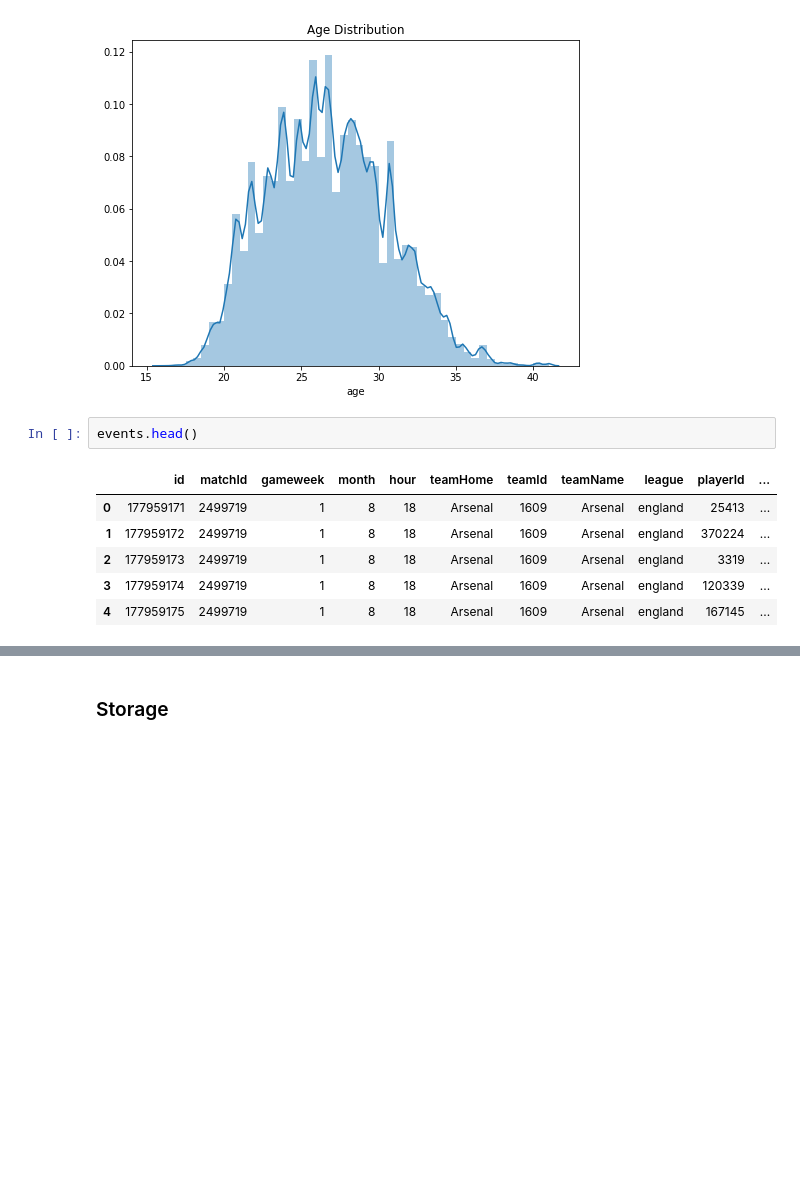
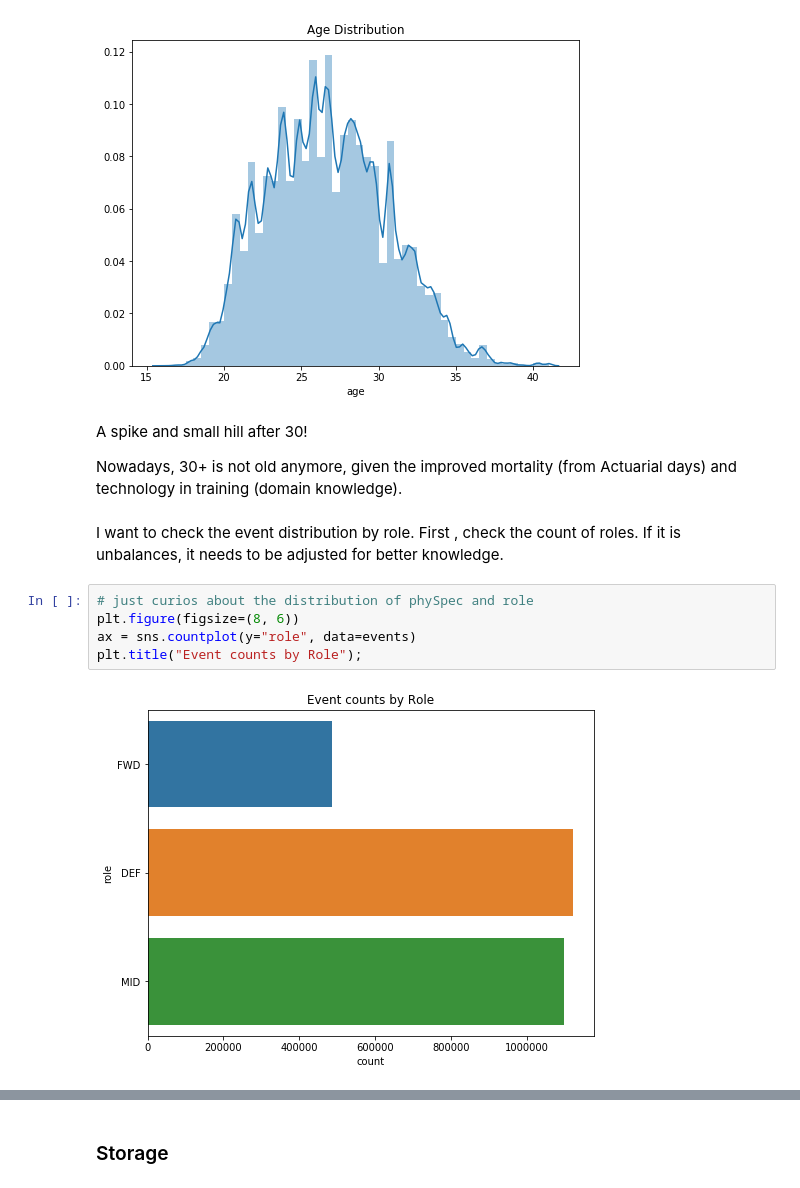
Before and after one commit to atahankocak/AI-in-Soccer, a Jupyter notebook: notebook/02-eda_fe.ipynb, the cells around one changed output, grey strips where cells are left out. Drawn from its saved outputs; the diff is of its cells as text; blank space fills up the shorter version.

```diff
--- a/notebook/02-eda_fe.ipynb
+++ b/notebook/02-eda_fe.ipynb
@@ -668,12 +687,16 @@ ax = sns.distplot(events["age"])
 plt.title("Age Distribution");
 # %% [output]
 [figure]
-# %%
-events.head()
-# %% [output]
-|  | id | matchId | gameweek | month | hour | teamHome | teamId | teamName | league | playerId | ... |
-| 0 | 177959171 | 2499719 | 1 | 8 | 18 | Arsenal | 1609 | Arsenal | england | 25413 | ... |
-| 1 | 177959172 | 2499719 | 1 | 8 | 18 | Arsenal | 1609 | Arsenal | england | 370224 | ... |
-| 2 | 177959173 | 2499719 | 1 | 8 | 18 | Arsenal | 1609 | Arsenal | england | 3319 | ... |
-| 3 | 177959174 | 2499719 | 1 | 8 | 18 | Arsenal | 1609 | Arsenal | england | 120339 | ... |
-| 4 | 177959175 | 2499719 | 1 | 8 | 18 | Arsenal | 1609 | Arsenal | england | 167145 | ... |
+# %% [markdown]
+A spike and small hill after 30!
+
+Nowadays, 30+ is not old anymore, given the improved mortality (from Actuarial days) and technology in training (domain knowledge).
+# %% [markdown]
+I want to check the event distribution by role. First , check the count of roles. If it is unbalances, it needs to be adjusted for better knowledge.
+# %%
+# just curios about the distribution of phySpec and role
+plt.figure(figsize=(8, 6))
+ax = sns.countplot(y="role", data=events)
+plt.title("Event counts by Role");
+# %% [output]
+[figure, added]
```
Also changed, not shown: parts of 53 cells of this notebook.
